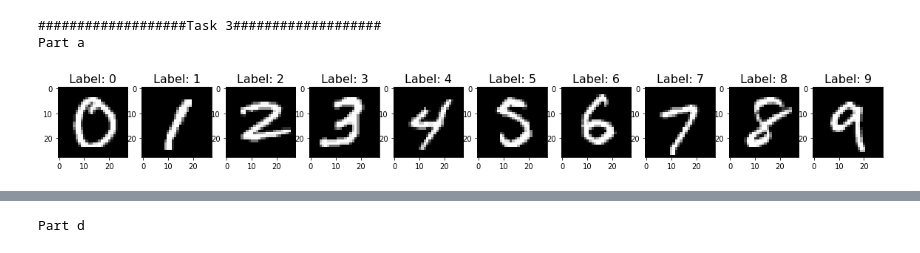
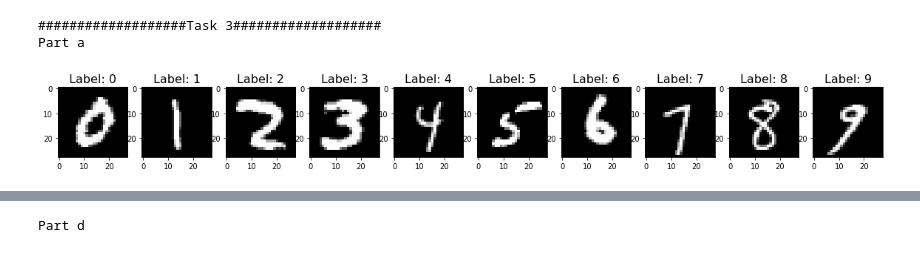
Before and after one commit to AppleAlex99/ML, a Jupyter notebook: src/e4/jupyterMain.ipynb, the cells around one changed output, grey strips where cells are left out. Cells and saved outputs as stored; diff of their text form; code cells hidden in the pictures.

```diff
--- a/src/e4/jupyterMain.ipynb
+++ b/src/e4/jupyterMain.ipynb
@@ -11,29 +9,29 @@ print("###################Task 1###################")
 # %%
 print("###################Task 3###################")
 tf.random.set_seed(11)
 
 print("Part a")
 
 (x_train_03, y_train_03), (x_test_03, y_test_03) = tf.keras.datasets.mnist.load_data(path='mnist.npz')
 
 # Visualize the data
 f, ax = plt.subplots(1, 10, figsize=(20, 20))
 
 for i in range(0, 10):
-    sample = x_train_03[y_train_03 == i][11]
+    sample = x_train_03[y_train_03 == i][3]
     ax[i].imshow(sample, cmap='gray')
     ax[i].set_title("Label: {}".format(i), fontsize=16)
 
 # plt.show()
 
 # Scale the data
 scaler = MinMaxScaler()
 x_train_03 = scaler.fit_transform(x_train_03.reshape(-1, x_train_03.shape[-1])).reshape(x_train_03.shape)
 x_test_03 = scaler.transform(x_test_03.reshape(-1, x_test_03.shape[-1])).reshape(x_test_03.shape)
 # %% [output]
 ###################Task 3###################
 Part a
-[figure, old version]
+[figure, new version]
 # %%
 print("Part b")
 # Create Neural Network
```
Also changed, not shown: parts of 3 cells of this notebook, 2 other files.
